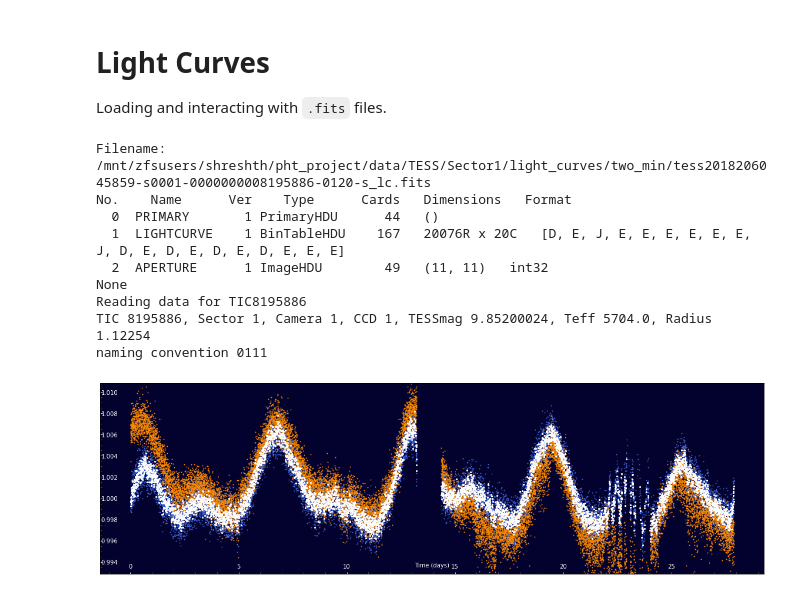
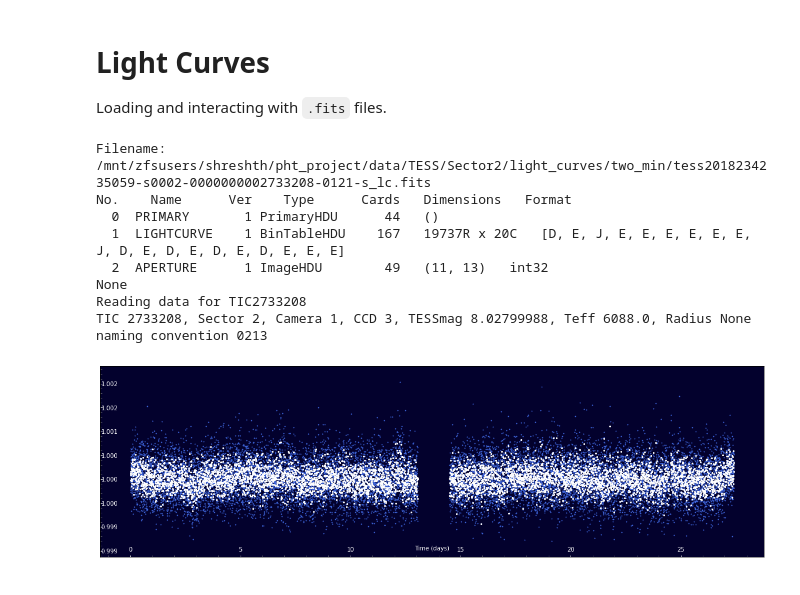
Before and after one commit to s-a-malik/pht-ml, a Jupyter notebook: notebooks/lc_exploration.ipynb, the cells around one changed output. Drawn from its saved outputs; the diff is of its cells as text; code cells hidden in the pictures.

```diff
--- a/notebooks/lc_exploration.ipynb
+++ b/notebooks/lc_exploration.ipynb
@@ -151,15 +151,16 @@ def process_lc(lcfile, args):
 # %%
 args = {"binfac":3}
 lc_file = "/mnt/zfsusers/shreshth/pht_project/data/TESS/Sector1/light_curves/two_min/tess2018206045859-s0001-0000000008195886-0120-s_lc.fits"
+lc_file = "/mnt/zfsusers/shreshth/pht_project/data/TESS/Sector2/light_curves/two_min/tess2018234235059-s0002-0000000002733208-0121-s_lc.fits"
 process_lc(lc_file, args)
 # %% [output]
-Filename: /mnt/zfsusers/shreshth/pht_project/data/TESS/Sector1/light_curves/two_min/tess2018206045859-s0001-0000000008195886-0120-s_lc.fits
+Filename: /mnt/zfsusers/shreshth/pht_project/data/TESS/Sector2/light_curves/two_min/tess2018234235059-s0002-0000000002733208-0121-s_lc.fits
 No.    Name      Ver    Type      Cards   Dimensions   Format
   0  PRIMARY       1 PrimaryHDU      44   ()
-  1  LIGHTCURVE    1 BinTableHDU    167   20076R x 20C   [D, E, J, E, E, E, E, E, E, J, D, E, D, E, D, E, D, E, E, E]
-  2  APERTURE      1 ImageHDU        49   (11, 11)   int32
+  1  LIGHTCURVE    1 BinTableHDU    167   19737R x 20C   [D, E, J, E, E, E, E, E, E, J, D, E, D, E, D, E, D, E, E, E]
+  2  APERTURE      1 ImageHDU        49   (11, 13)   int32
 None
-Reading data for TIC8195886
-TIC 8195886, Sector 1, Camera 1, CCD 1, TESSmag 9.85200024, Teff 5704.0, Radius 1.12254
-naming convention 0111
+Reading data for TIC2733208
+TIC 2733208, Sector 2, Camera 1, CCD 3, TESSmag 8.02799988, Teff 6088.0, Radius None
+naming convention 0213
-[figure, old version]
+[figure, new version]
```
Also changed, not shown: 1 other file.
